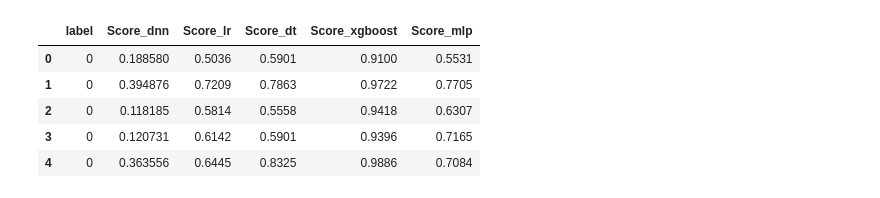
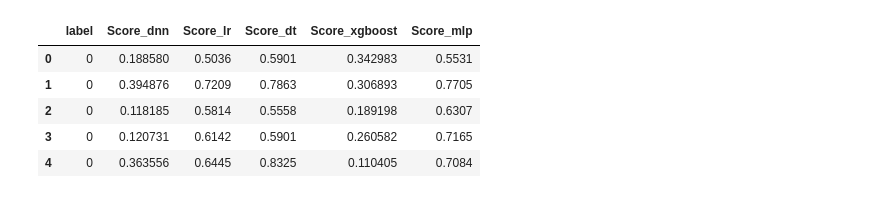
Before and after one commit to remind1580/ROKA_stomach-pain, a Jupyter notebook: 4_machine_learning_models.ipynb, the cells around one changed output. Cells and saved outputs as stored; diff of their text form; code cells hidden in the pictures.

```diff
--- a/4_machine_learning_models.ipynb
+++ b/4_machine_learning_models.ipynb
@@ -90,6 +137,6 @@ pred_lr
 # %%
 dt = create_model('dt')
-tuned_dt = tune_model(dt, fold=10, optimize='f1')
+tuned_dt = tune_model(dt, optimize='f1')
 final_dt = finalize_model(tuned_dt)
 pred_dt = predict_model(final_dt, data=test_df)
 pred_dt
@@ -123,7 +168,16 @@ pred_dt
 # %%
-xgboost = create_model('xgboost')
-tuned_xgboost = tune_model(xgboost, fold=10, optimize='f1')
-final_xgboost = finalize_model(tuned_xgboost)
-pred_xgboost = predict_model(final_xgboost, data=test_df)
-pred_xgboost
+from xgboost import XGBClassifier
+from sklearn.model_selection import GridSearchCV
+
+xgb_param_grid = {
+    'n_estimators': [100, 300, 500],
+    'learning_rate': [0.1, 0.05, 0.01],
+    'max_depth': [3, 5, 7, 10, 20]
+}
+
+xgb = XGBClassifier()
+xgb_grid = GridSearchCV(xgb, param_grid=xgb_param_grid, scoring="f1",
+                        verbose=1, n_jobs=-1, cv=5)
+
+xgb_grid.fit(X_train, y_train)
 # %% [output]
@@ -156,6 +202,14 @@ pred_xgboost
+# %%
+params = xgb_grid.best_params_
+xgb = XGBClassifier(learning_rate=params['learning_rate'],
+                    max_depth=params['max_depth'],
+                    n_estimators=params['n_estimators'])
+
+xgb.fit(X_train, y_train)
+xgb_out = xgb.predict_proba(X_test)[:, 1]
 # %%
 mlp = create_model('mlp')
-tuned_mlp = tune_model(mlp, fold=10, optimize='f1')
+tuned_mlp = tune_model(mlp, optimize='f1')
 final_mlp = finalize_model(tuned_mlp)
 pred_mlp = predict_model(final_mlp, data=test_df)
 pred_mlp
@@ -189,17 +241,17 @@ pred_mlp
 # %%
 res = pd.read_excel("model_performances_use-target_sub.xlsx", engine="openpyxl")
 res["Score_lr"] = pred_lr["Score"].values
 res['Score_dt'] = pred_dt['Score'].values
-res['Score_xgboost'] = pred_xgboost['Score'].values
+res['Score_xgboost'] = xgb_out
 res['Score_mlp'] = pred_mlp['Score'].values
 
 res.head()
 # %% [output]
 |  | label | Score_dnn | Score_lr | Score_dt | Score_xgboost | Score_mlp |
-| 0 | 0 | 0.188580 | 0.5036 | 0.5901 | 0.9100 | 0.5531 |
-| 1 | 0 | 0.394876 | 0.7209 | 0.7863 | 0.9722 | 0.7705 |
-| 2 | 0 | 0.118185 | 0.5814 | 0.5558 | 0.9418 | 0.6307 |
-| 3 | 0 | 0.120731 | 0.6142 | 0.5901 | 0.9396 | 0.7165 |
-| 4 | 0 | 0.363556 | 0.6445 | 0.8325 | 0.9886 | 0.7084 |
+| 0 | 0 | 0.188580 | 0.5036 | 0.5901 | 0.342983 | 0.5531 |
+| 1 | 0 | 0.394876 | 0.7209 | 0.7863 | 0.306893 | 0.7705 |
+| 2 | 0 | 0.118185 | 0.5814 | 0.5558 | 0.189198 | 0.6307 |
+| 3 | 0 | 0.120731 | 0.6142 | 0.5901 | 0.260582 | 0.7165 |
+| 4 | 0 | 0.363556 | 0.6445 | 0.8325 | 0.110405 | 0.7084 |
 # %%
 res.to_excel("model_performances_use-target_sub.xlsx", index=False)
```
Also changed, not shown: parts of 9 cells of this notebook.
